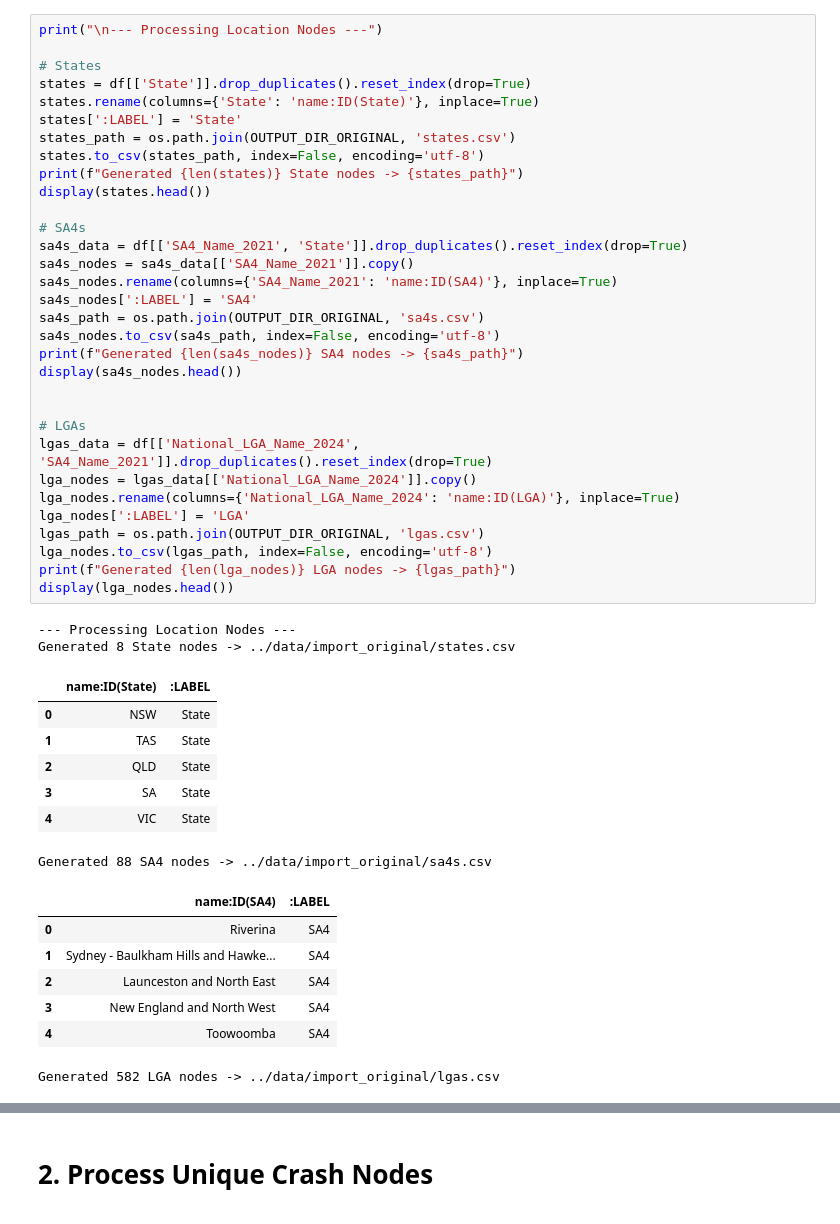
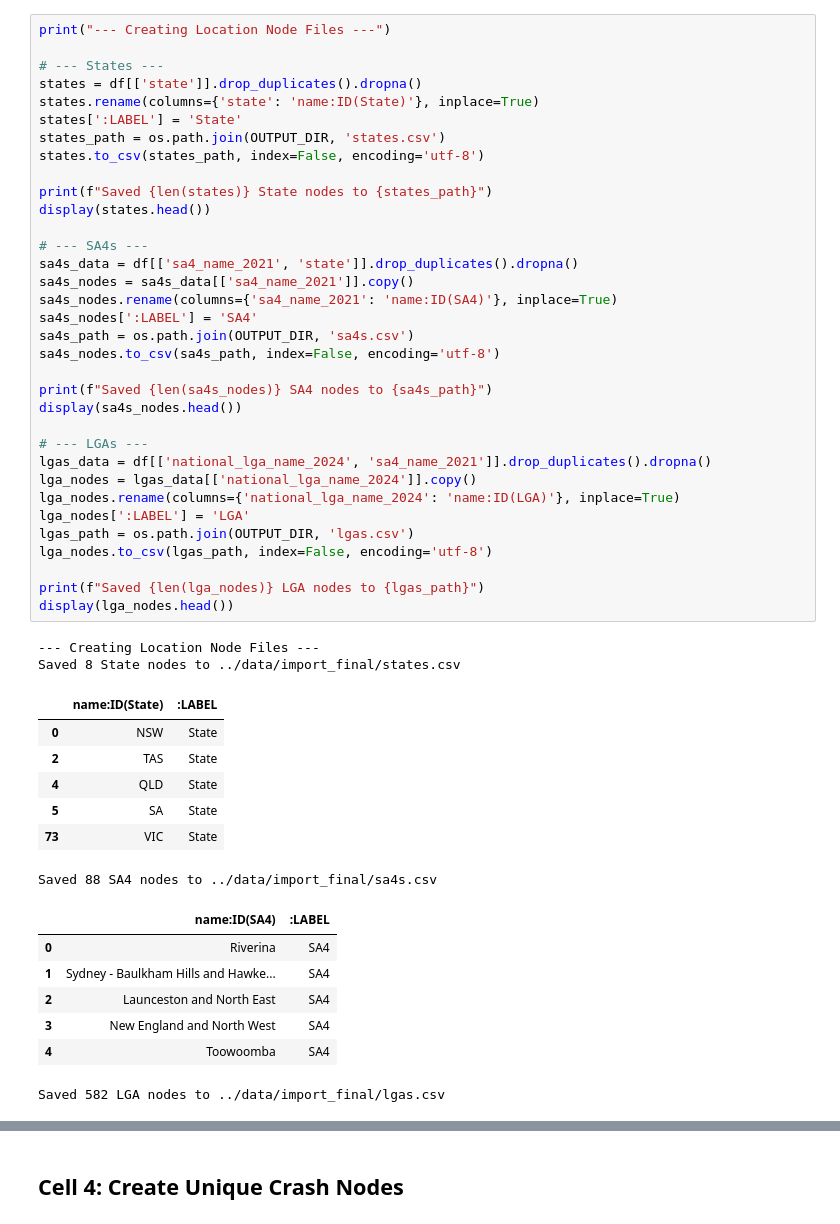
Before and after one commit to cloud9ight/neo4j-road-fatality-analysis, a Jupyter notebook: scripts/ETL_Process.ipynb, the cells around one changed output, grey strips where cells are left out. Drawn from its saved outputs; the diff is of its cells as text.

```diff
--- a/scripts/ETL_Process.ipynb
+++ b/scripts/ETL_Process.ipynb
@@ -82,52 +90,54 @@ memory usage: 2.0+ MB
 # %%
-print("\n--- Processing Location Nodes ---")
+print("--- Creating Location Node Files ---")
 
-# States
-states = df[['State']].drop_duplicates().reset_index(drop=True)
-states.rename(columns={'State': 'name:ID(State)'}, inplace=True)
+# --- States ---
+states = df[['state']].drop_duplicates().dropna()
+states.rename(columns={'state': 'name:ID(State)'}, inplace=True)
 states[':LABEL'] = 'State'
-states_path = os.path.join(OUTPUT_DIR_ORIGINAL, 'states.csv')
+states_path = os.path.join(OUTPUT_DIR, 'states.csv')
 states.to_csv(states_path, index=False, encoding='utf-8')
-print(f"Generated {len(states)} State nodes -> {states_path}")
+
+print(f"Saved {len(states)} State nodes to {states_path}")
 display(states.head())
 
-# SA4s
-sa4s_data = df[['SA4_Name_2021', 'State']].drop_duplicates().reset_index(drop=True)
-sa4s_nodes = sa4s_data[['SA4_Name_2021']].copy()
-sa4s_nodes.rename(columns={'SA4_Name_2021': 'name:ID(SA4)'}, inplace=True)
+# --- SA4s ---
+sa4s_data = df[['sa4_name_2021', 'state']].drop_duplicates().dropna()
+sa4s_nodes = sa4s_data[['sa4_name_2021']].copy()
+sa4s_nodes.rename(columns={'sa4_name_2021': 'name:ID(SA4)'}, inplace=True)
 sa4s_nodes[':LABEL'] = 'SA4'
-sa4s_path = os.path.join(OUTPUT_DIR_ORIGINAL, 'sa4s.csv')
+sa4s_path = os.path.join(OUTPUT_DIR, 'sa4s.csv')
 sa4s_nodes.to_csv(sa4s_path, index=False, encoding='utf-8')
-print(f"Generated {len(sa4s_nodes)} SA4 nodes -> {sa4s_path}")
+
+print(f"Saved {len(sa4s_nodes)} SA4 nodes to {sa4s_path}")
 display(sa4s_nodes.head())
 
+# --- LGAs ---
+lgas_data = df[['national_lga_name_2024', 'sa4_name_2021']].drop_duplicates().dropna()
+lga_nodes = lgas_data[['national_lga_name_2024']].copy()
+lga_nodes.rename(columns={'national_lga_name_2024': 'name:ID(LGA)'}, inplace=True)
+lga_nodes[':LABEL'] = 'LGA'
+lgas_path = os.path.join(OUTPUT_DIR, 'lgas.csv')
+lga_nodes.to_csv(lgas_path, index=False, encoding='utf-8')
 
-# LGAs
-lgas_data = df[['National_LGA_Name_2024', 'SA4_Name_2021']].drop_duplicates().reset_index(drop=True)
-lga_nodes = lgas_data[['National_LGA_Name_2024']].copy()
-lga_nodes.rename(columns={'National_LGA_Name_2024': 'name:ID(LGA)'}, inplace=True)
-lga_nodes[':LABEL'] = 'LGA'
-lgas_path = os.path.join(OUTPUT_DIR_ORIGINAL, 'lgas.csv')
-lga_nodes.to_csv(lgas_path, index=False, encoding='utf-8')
-print(f"Generated {len(lga_nodes)} LGA nodes -> {lgas_path}")
+print(f"Saved {len(lga_nodes)} LGA nodes to {lgas_path}")
 display(lga_nodes.head())
 # %% [output]
---- Processing Location Nodes ---
-Generated 8 State nodes -> ../data/import_original/states.csv
+--- Creating Location Node Files ---
+Saved 8 State nodes to ../data/import_final/states.csv
 |  | name:ID(State) | :LABEL |
 | 0 | NSW | State |
-| 1 | TAS | State |
-| 2 | QLD | State |
-| 3 | SA | State |
-| 4 | VIC | State |
+| 2 | TAS | State |
+| 4 | QLD | State |
+| 5 | SA | State |
+| 73 | VIC | State |
-Generated 88 SA4 nodes -> ../data/import_original/sa4s.csv
+Saved 88 SA4 nodes to ../data/import_final/sa4s.csv
 |  | name:ID(SA4) | :LABEL |
 | 0 | Riverina | SA4 |
 | 1 | Sydney - Baulkham Hills and Hawke... | SA4 |
 | 2 | Launceston and North East | SA4 |
 | 3 | New England and North West | SA4 |
 | 4 | Toowoomba | SA4 |
-Generated 582 LGA nodes -> ../data/import_original/lgas.csv
+Saved 582 LGA nodes to ../data/import_final/lgas.csv
 |  | name:ID(LGA) | :LABEL |
 | 0 | Wagga Wagga | LGA |
 | 1 | Hawkesbury | LGA |
@@ -135,5 +145,5 @@ Generated 582 LGA nodes -> ../data/import_original/lgas.csv
 | 3 | Armidale | LGA |
 | 4 | Lockyer Valley | LGA |
 # %% [markdown]
-# 2. Process Unique Crash Nodes
+## Cell 4: Create Unique Crash Nodes
 # %%
```
Also changed, not shown: parts of 18 cells of this notebook, 24 other files.
